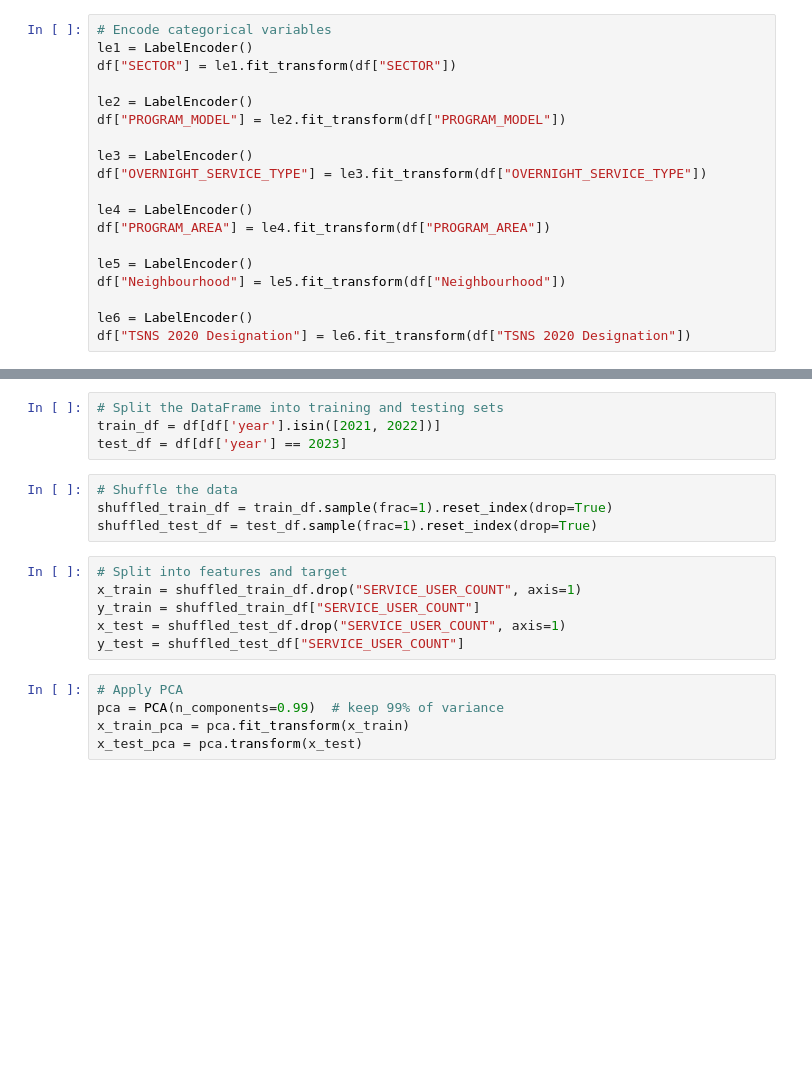
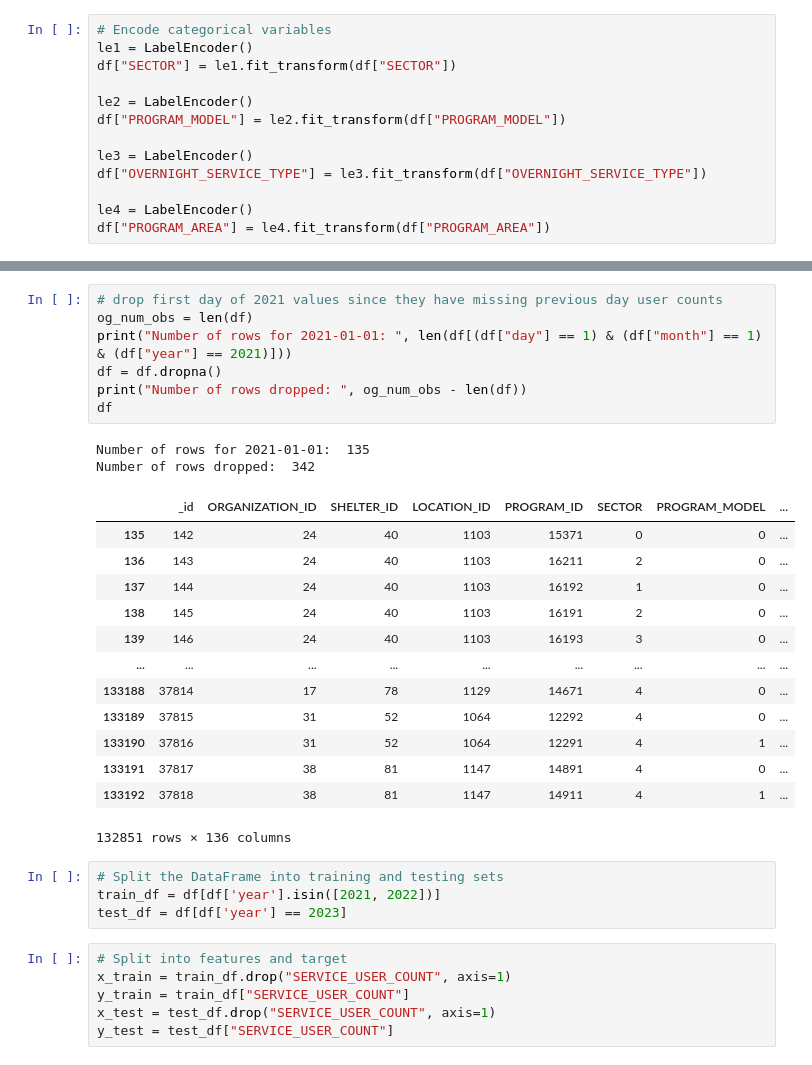
Before and after one commit to KevinLiTian/FORECASTLES, a Jupyter notebook: baseline/quantile_forest.ipynb, the cells around one changed output, grey strips where cells are left out. Cells and saved outputs as stored; diff of their text form; blank space fills up the shorter version.

```diff
--- a/baseline/quantile_forest.ipynb
+++ b/baseline/quantile_forest.ipynb
@@ -56,9 +138,3 @@ df["OVERNIGHT_SERVICE_TYPE"] = le3.fit_transform(df["OVERNIGHT_SERVICE_TYPE"])
 
 le4 = LabelEncoder()
 df["PROGRAM_AREA"] = le4.fit_transform(df["PROGRAM_AREA"])
-
-le5 = LabelEncoder()
-df["Neighbourhood"] = le5.fit_transform(df["Neighbourhood"])
-
-le6 = LabelEncoder()
-df["TSNS 2020 Designation"] = le6.fit_transform(df["TSNS 2020 Designation"])
@@ -85,19 +141,33 @@ memory usage: 50.8+ MB
+# %%
+# drop first day of 2021 values since they have missing previous day user counts
+og_num_obs = len(df)
+print("Number of rows for 2021-01-01: ", len(df[(df["day"] == 1) & (df["month"] == 1) & (df["year"] == 2021)]))
+df = df.dropna()
+print("Number of rows dropped: ", og_num_obs - len(df))
+df
+# %% [output]
+Number of rows for 2021-01-01:  135
+Number of rows dropped:  342
+|  | _id | ORGANIZATION_ID | SHELTER_ID | LOCATION_ID | PROGRAM_ID | SECTOR | PROGRAM_MODEL | ... |
+| 135 | 142 | 24 | 40 | 1103 | 15371 | 0 | 0 | ... |
+| 136 | 143 | 24 | 40 | 1103 | 16211 | 2 | 0 | ... |
+| 137 | 144 | 24 | 40 | 1103 | 16192 | 1 | 0 | ... |
+| 138 | 145 | 24 | 40 | 1103 | 16191 | 2 | 0 | ... |
+| 139 | 146 | 24 | 40 | 1103 | 16193 | 3 | 0 | ... |
+| ... | ... | ... | ... | ... | ... | ... | ... | ... |
+| 133188 | 37814 | 17 | 78 | 1129 | 14671 | 4 | 0 | ... |
+| 133189 | 37815 | 31 | 52 | 1064 | 12292 | 4 | 0 | ... |
+| 133190 | 37816 | 31 | 52 | 1064 | 12291 | 4 | 1 | ... |
+| 133191 | 37817 | 38 | 81 | 1147 | 14891 | 4 | 0 | ... |
+| 133192 | 37818 | 38 | 81 | 1147 | 14911 | 4 | 1 | ... |
+132851 rows × 136 columns
 # %%
 # Split the DataFrame into training and testing sets
 train_df = df[df['year'].isin([2021, 2022])]
 test_df = df[df['year'] == 2023]
-# %%
-# Shuffle the data
-shuffled_train_df = train_df.sample(frac=1).reset_index(drop=True)
-shuffled_test_df = test_df.sample(frac=1).reset_index(drop=True)
 # %%
 # Split into features and target
-x_train = shuffled_train_df.drop("SERVICE_USER_COUNT", axis=1)
-y_train = shuffled_train_df["SERVICE_USER_COUNT"]
-x_test = shuffled_test_df.drop("SERVICE_USER_COUNT", axis=1)
-y_test = shuffled_test_df["SERVICE_USER_COUNT"]
+x_train = train_df.drop("SERVICE_USER_COUNT", axis=1)
+y_train = train_df["SERVICE_USER_COUNT"]
+x_test = test_df.drop("SERVICE_USER_COUNT", axis=1)
+y_test = test_df["SERVICE_USER_COUNT"]
-# %%
-# Apply PCA
-pca = PCA(n_components=0.99)  # keep 99% of variance
-x_train_pca = pca.fit_transform(x_train)
-x_test_pca = pca.transform(x_test)
```
Also changed, not shown: parts of 13 cells of this notebook.
